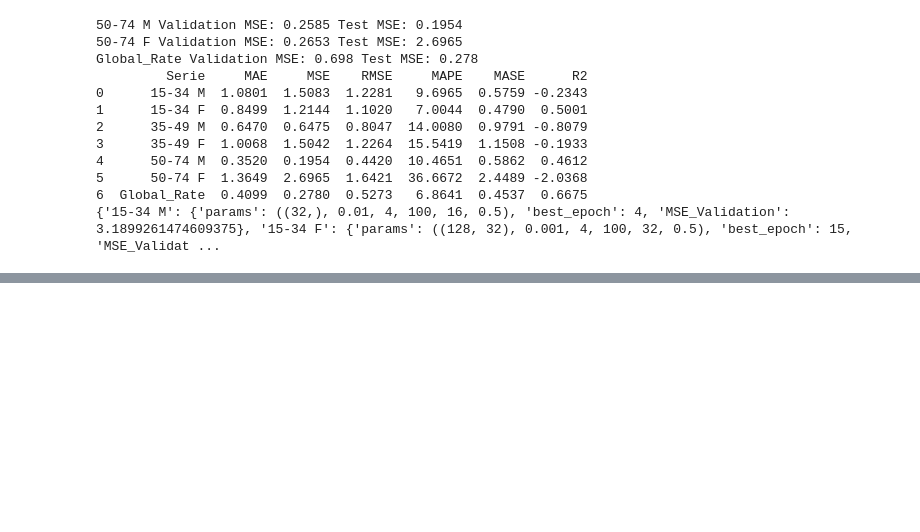
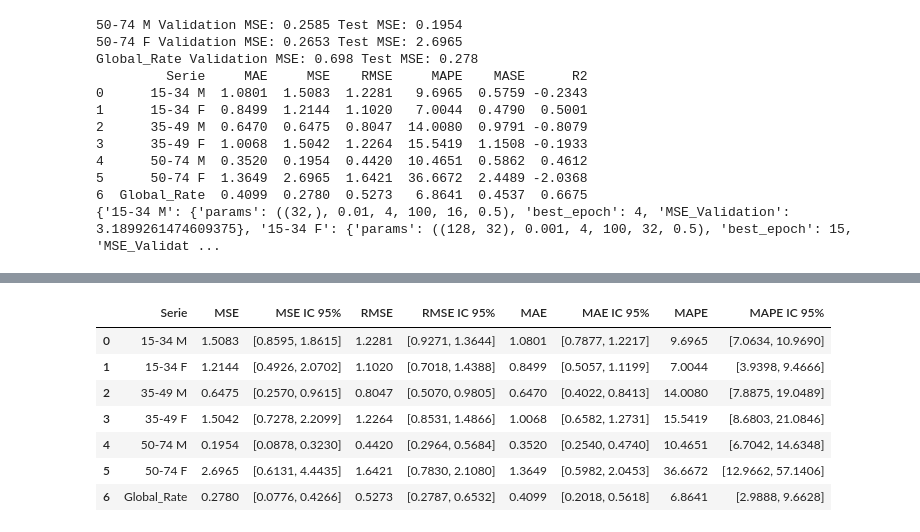
Before and after one commit to elkasegura/HYBRID_SARIMA, a Jupyter notebook: 5_SARIMA_LSTM_sequential.ipynb, the cells around one changed output, grey strips where cells are left out. Cells and saved outputs as stored; diff of their text form; code cells hidden in the pictures; blank space fills up the shorter version.

```diff
--- a/5_SARIMA_LSTM_sequential.ipynb
+++ b/5_SARIMA_LSTM_sequential.ipynb
@@ -336,0 +404,55 @@ Global_Rate Validation MSE: 0.698 Test MSE: 0.278
+# %%
+rng = np.random.default_rng(42)
+B, block_size = 2000, 4
+ci_results = []
+
+for col in sarima_best_params:
+    df = pd.read_csv(BASE/"results"/"SARIMA_LSTM_Sequential"/f"pred_{col.replace(' ','_')}.csv")
+
+    real = df["Observed"].to_numpy()
+    pred = df["Hybrid"].to_numpy()
+    n = len(real)
+
+    if n < block_size:
+        raise ValueError(f"{col}: test demasiado corto")
+
+    def calc(y, p):
+        e = y-p
+        mask = y != 0
+        return {
+            "MSE": np.mean(e**2),
+            "RMSE": np.sqrt(np.mean(e**2)),
+            "MAE": np.mean(np.abs(e)),
+            "MAPE": np.mean(np.abs(e[mask]/y[mask]))*100 if mask.any() else np.nan
+        }
+
+    point = calc(real, pred)
+    boot = {m: [] for m in point}
+
+    for _ in range(B):
+        starts = rng.integers(0,n-block_size+1,size=int(np.ceil(n/block_size)))
+        idx = np.concatenate([np.arange(s,s+block_size) for s in starts])[:n]
+
+        for m,v in calc(real[idx],pred[idx]).items():
+            boot[m].append(v)
+
+    row = {"Serie": col}
+    for m in point:
+        lo,hi = np.nanpercentile(boot[m],[2.5,97.5])
+        row[m] = round(point[m],4)
+        row[f"{m} IC 95%"] = f"[{lo:.4f}, {hi:.4f}]"
+
+    ci_results.append(row)
+
+sarima_lstm_ci_df = pd.DataFrame(ci_results)
+sarima_lstm_ci_df.to_csv(BASE/"results"/"SARIMA_LSTM_Sequential"/"sarima_lstm_IC_test.csv",index=False)
+display(sarima_lstm_ci_df)
+# %% [output]
+|  | Serie | MSE | MSE IC 95% | RMSE | RMSE IC 95% | MAE | MAE IC 95% | MAPE | MAPE IC 95% |
+| 0 | 15-34 M | 1.5083 | [0.8595, 1.8615] | 1.2281 | [0.9271, 1.3644] | 1.0801 | [0.7877, 1.2217] | 9.6965 | [7.0634, 10.9690] |
+| 1 | 15-34 F | 1.2144 | [0.4926, 2.0702] | 1.1020 | [0.7018, 1.4388] | 0.8499 | [0.5057, 1.1199] | 7.0044 | [3.9398, 9.4666] |
+| 2 | 35-49 M | 0.6475 | [0.2570, 0.9615] | 0.8047 | [0.5070, 0.9805] | 0.6470 | [0.4022, 0.8413] | 14.0080 | [7.8875, 19.0489] |
+| 3 | 35-49 F | 1.5042 | [0.7278, 2.2099] | 1.2264 | [0.8531, 1.4866] | 1.0068 | [0.6582, 1.2731] | 15.5419 | [8.6803, 21.0846] |
+| 4 | 50-74 M | 0.1954 | [0.0878, 0.3230] | 0.4420 | [0.2964, 0.5684] | 0.3520 | [0.2540, 0.4740] | 10.4651 | [6.7042, 14.6348] |
+| 5 | 50-74 F | 2.6965 | [0.6131, 4.4435] | 1.6421 | [0.7830, 2.1080] | 1.3649 | [0.5982, 2.0453] | 36.6672 | [12.9662, 57.1406] |
+| 6 | Global_Rate | 0.2780 | [0.0776, 0.4266] | 0.5273 | [0.2787, 0.6532] | 0.4099 | [0.2018, 0.5618] | 6.8641 | [2.9888, 9.6628] |
```
Also changed, not shown: parts of 4 cells of this notebook, 3 other files.
